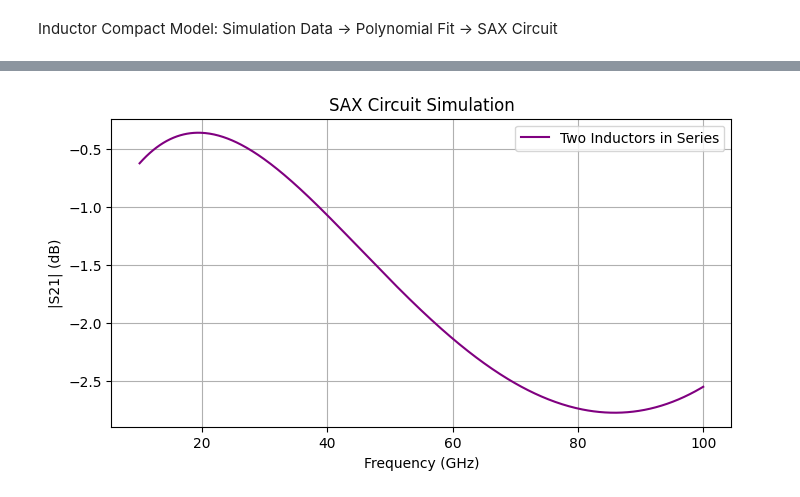
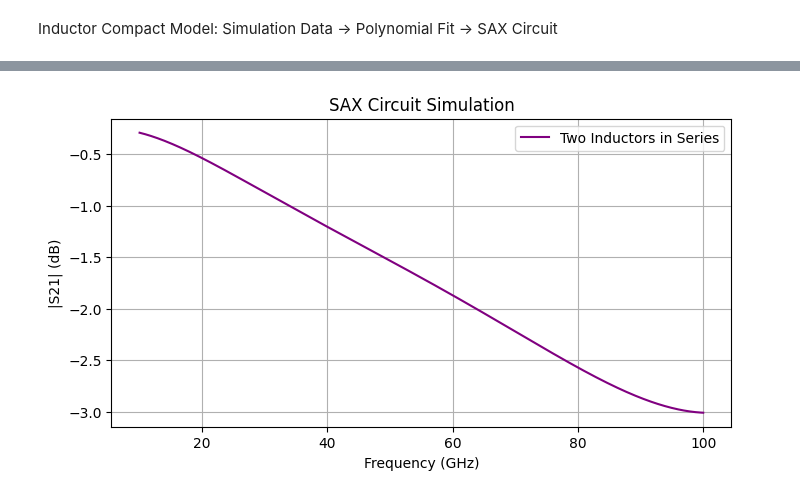
Before and after one commit to EpsilonForge/gsim, a Jupyter notebook: nbs/IHP_components/mesh_inductor_guardring.ipynb, the cells around one changed output, grey strips where cells are left out. Drawn from its saved outputs; the diff is of its cells as text; code cells hidden in the pictures.

Commit message:
fix inductor air margins

```diff
--- a/nbs/IHP_components/mesh_inductor_guardring.ipynb
+++ b/nbs/IHP_components/mesh_inductor_guardring.ipynb
@@ -49,21 +67,22 @@ c.plot()
 [figure]
 # %%
 sim = DrivenSim()
-sim.set_output_dir("runs/palace-sim-inductor-guardring")
+sim.set_output_dir("./palace-sim-inductor-guardring")
 sim.set_geometry(cc)
 
-sim.set_stack(
-    substrate_thickness=180.0,
-    air_above=200.0,
-    include_substrate=True
+sim.set_stack(substrate_thickness=180.0, include_substrate=True)
+
+sim.add_port(
+    "P1", from_layer="metal1", to_layer="topmetal2", geometry="via", excited=True
+)
+sim.add_port(
+    "P2", from_layer="metal1", to_layer="topmetal2", geometry="via", excited=True
 )
 
-sim.add_port("P1", from_layer="metal1", to_layer="topmetal2", geometry="via", excited=True)
-sim.add_port("P2", from_layer="metal1", to_layer="topmetal2", geometry="via", excited=True)
-
 sim.set_driven(fmin=10e9, fmax=200e9, num_points=50)
 # %%
-sim.mesh(preset="default",margin=50, refined_mesh_size=1.5)
+sim.set_airbox(margin_x=50, margin_y=50, z_above=50, z_below=5)
+sim.mesh(preset="default", refined_mesh_size=1.5)
 sim.write_config()
 # %% [output]
 Small conductor feature detected (2.100 um) may be under-resolved by refined_mesh_size=5.000 um. Pass auto_size=True to scale the mesh down.
@@ -89,3 +109,3 @@ sim.plot_mesh(
 # %%
-results = sim.run(parent_dir="runs/palace-sim-inductor-guardring")
+results = sim.run()
 # %% [output]
@@ -340,9 +394,7 @@ S21 at 60 GHz is: (0.7413343665532558-0.5137706725415289j)
 # %%
 # 1. Register the model
 # Tell sax that anytime we ask for "my_inductor", it should use your function
-models = {
-    "my_inductor": my_inductor_model
-}
+models = {"my_inductor": my_inductor_model}
 
 # 2. Write the Netlist (The Circuit Map)
 netlist = {
@@ -353,35 +405,35 @@ netlist = {
     "connections": {
         # Wire Port 2 of L1 directly into Port 1 of L2
         "L1,port2": "L2,port1",
     },
     "ports": {
         # Place our global measurement probes
         "in": "L1,port1",
         "out": "L2,port2",
-    }
+    },
 }
 
 # 3. Compile and Simulate
 my_circuit_fn, info = sax.circuit(netlist=netlist, models=models)
 
 # Create an array of frequencies to test (10 GHz to 100 GHz)
 f_sweep = jnp.linspace(10e9, 100e9, 500)
 S_total = my_circuit_fn(f=f_sweep)
 
 # 4. Plot the Results
 # Extract the total transmission (S21) from the global input to output
 S21_total_mag = jnp.abs(S_total["out", "in"])
 S21_total_db = 20 * jnp.log10(S21_total_mag)
 
 plt.figure(figsize=(8, 4))
-plt.plot(f_sweep / 1e9, S21_total_db, label='Two Inductors in Series', color='purple')
+plt.plot(f_sweep / 1e9, S21_total_db, label="Two Inductors in Series", color="purple")
 plt.xlabel("Frequency (GHz)")
 plt.ylabel("|S21| (dB)")
 plt.title("SAX Circuit Simulation")
 plt.grid(True)
 plt.legend()
 plt.show()
 # %% [output]
-[figure, old version]
+[figure, new version]
 # %%
 import sys
```
Also changed, not shown: parts of 22 cells of this notebook, 3 other files.
